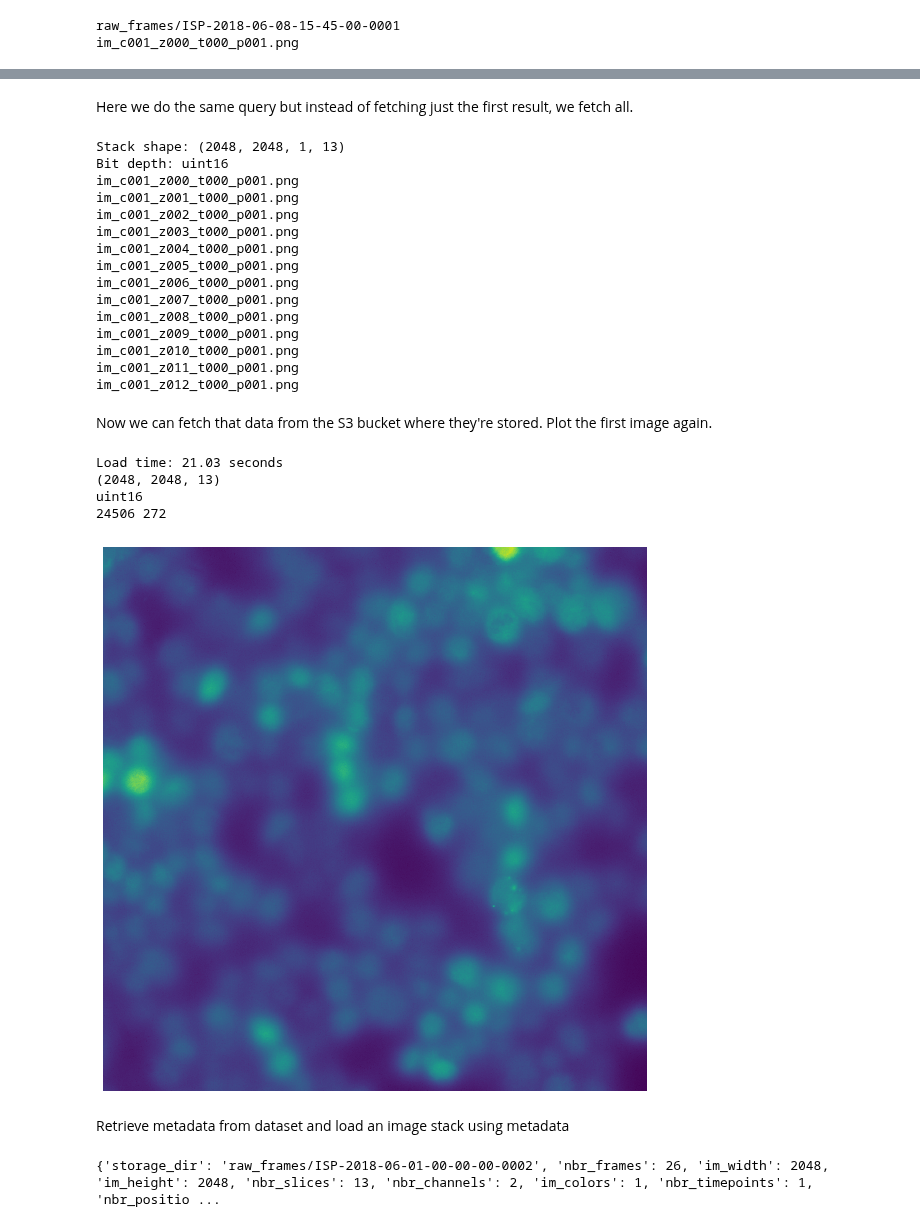
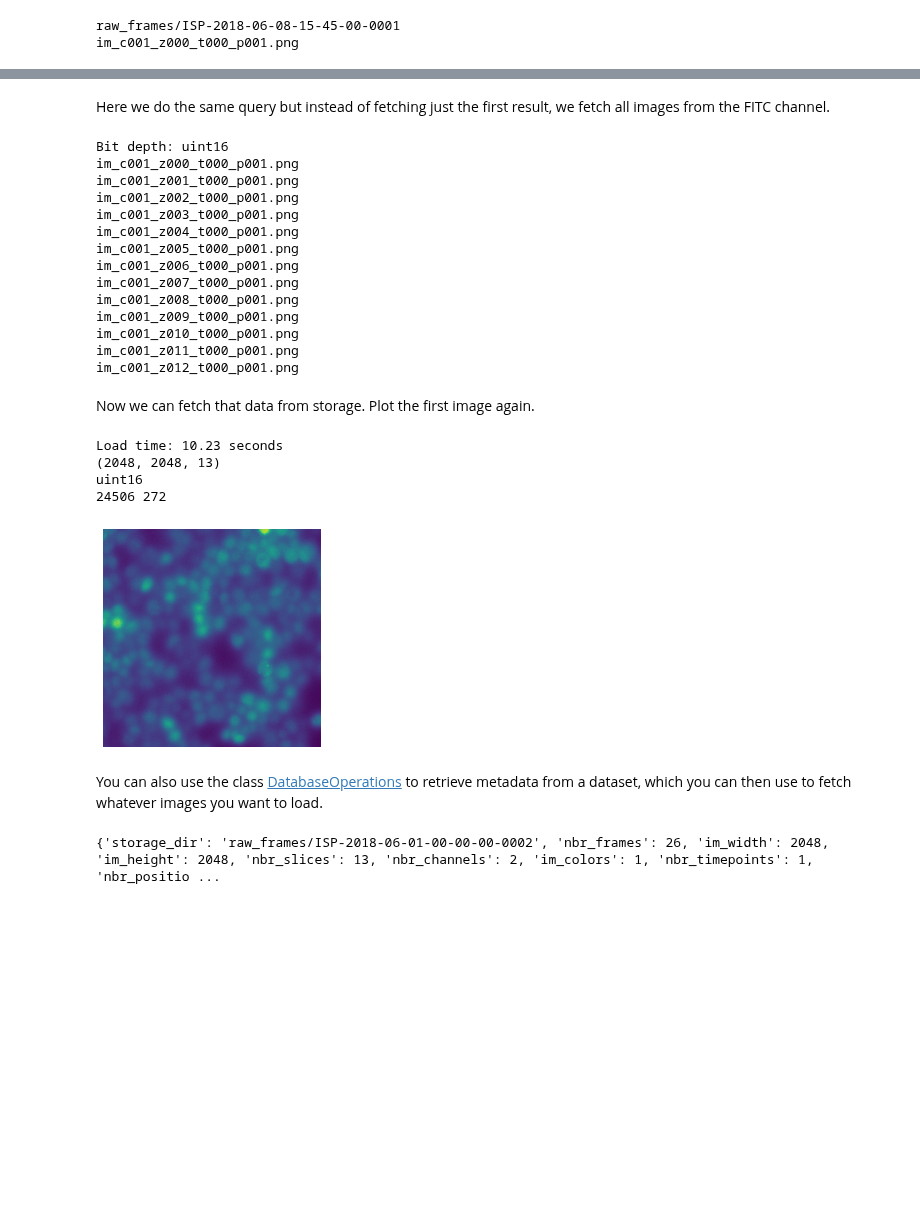
Before and after one commit to jennyfolkesson/imagingDB, a Jupyter notebook: notebooks/database_queries.ipynb, the cells around one changed output, grey strips where cells are left out. Drawn from its saved outputs; the diff is of its cells as text; code cells hidden in the pictures; blank space fills up the shorter version.

```diff
--- a/notebooks/database_queries.ipynb
+++ b/notebooks/database_queries.ipynb
@@ -107,7 +102,7 @@ FramesGlobal contains global information for a particular file that has been spl
 # %%
 with db_ops.session_scope(credentials_str) as session:
     frames = session.query(db_ops.FramesGlobal)
-    for f in frames[:5]:
+    for f in frames[2:5]:
         print("Number of frames:", f.nbr_frames)
         print("Image width:", f.im_width)
         print("Image height:", f.im_height)
@@ -146,8 +141,8 @@ This table has a many to one mapping with *FramesGlobal*.
 # %%
-# print first 5 frames
+# print first 3 frames
 with db_ops.session_scope(credentials_str) as session:
     frame_info = session.query(db_ops.Frames)
-    for i in frame_info[0:5]:
+    for i in frame_info[0:3]:
         print(i.id)
         print("Channel index:", i.channel_idx)
         print("Slice (z) index:", i.slice_idx)
@@ -156,8 +151,8 @@ with db_ops.session_scope(credentials_str) as session:
         print("Channel name:", i.channel_name)
         print("File name:", i.file_name)
         # Since Frames has a many to one mapping to FramesGlobal, we can easily retrieve info from there
-        print("Total number of frames in file:", i.frames_global.nbr_frames)
-        # FramesGlobal in turn has a one to one mapping to Project, so from a Slice we can get project info:
+        print("Total number of frames in dataset:", i.frames_global.nbr_frames)
+        # FramesGlobal in turn has a one to one mapping to DataSet, so from a Frame we can also access DataSet info:
         print("Project ID:", i.frames_global.data_set.dataset_serial)
         print("Sha256:", i.sha256)
         print("------------------------------------")
@@ -186,13 +181,7 @@ Find all data sets which have been split into frames.
 with db_ops.session_scope(credentials_str) as session:
     datasets = session.query(db_ops.DataSet).filter(db_ops.DataSet.frames == True).all()
     print("Nbr datasets split into frames:", len(datasets))
-    # Print first 5
-    for d in datasets[:5]:
-        print(d.id)
-        print(d.dataset_serial)
-        print("Description:", d.description)
-        print("Is it split into frames:", d.frames)
-        print("Parent key:", d.parent_id)
-        print("--------")
+    datasets = session.query(db_ops.DataSet).filter(db_ops.DataSet.frames == False).all()
+    print("Nbr datasets kept as files:", len(datasets))
 # %% [output]
 Nbr datasets split into frames: 8949
@@ -305,6 +278,6 @@ Load time: 0.21 seconds
 [figure]
 # %% [markdown]
-Here we do the same query but instead of fetching just the first result, we fetch all.
+Here we do the same query but instead of fetching just the first result, we fetch all images from the FITC channel.
 # %%
 file_names = []
 with db_ops.session_scope(credentials_str) as session:
@@ -316,20 +289,12 @@ with db_ops.session_scope(credentials_str) as session:
         .order_by(db_ops.Frames.file_name) \
         .all()
 
-    stack_shape = (
-        all_frames[0].frames_global.im_width,
-        all_frames[0].frames_global.im_height,
-        all_frames[0].frames_global.im_colors,
-        len(all_frames),
-    )
-    print("Stack shape:", stack_shape)
     bit_depth = all_frames[0].frames_global.bit_depth
     print("Bit depth:", bit_depth)
     for f in all_frames:
         file_names.append(f.file_name)
         print(f.file_name)
 # %% [output]
-Stack shape: (2048, 2048, 1, 13)
 Bit depth: uint16
 im_c001_z000_t000_p001.png
 im_c001_z001_t000_p001.png
@@ -345,32 +310,30 @@ im_c001_z010_t000_p001.png
 im_c001_z011_t000_p001.png
 im_c001_z012_t000_p001.png
 # %% [markdown]
-Now we can fetch that data from the S3 bucket where they're stored. Plot the first image again.
+Now we can fetch that data from storage. Plot the first image again.
 # %%
+data_loader = local_storage.LocalStorage(storage_dir=storage_dir)
 t0 = time.time()
-im_stack = data_loader.get_stack(file_names, stack_shape, bit_depth)
+im_stack = data_loader.get_stack(file_names)
 t1 = time.time() - t0
 print("Load time: {:.2f} seconds".format(t1))
-# Get rid of singleton dimensions in case of grayscale images
-im_stack = np.squeeze(im_stack)
 
 print(im_stack.shape)
 print(im_stack.dtype)
 print(im_stack.max(), im_stack.min())
 
-
 plt.imshow(im_stack[..., 0])
 plt.rcParams['figure.figsize'] = [10, 10]
 plt.axis('off')
 plt.show()
 # %% [output]
-Load time: 21.03 seconds
+Load time: 10.23 seconds
 (2048, 2048, 13)
 uint16
 24506 272
-[figure, old version]
+[figure, new version]
-# %% [markdown]
-Retrieve metadata from dataset and load an image stack using metadata
+# %% [markdown]
+You can also use the class [DatabaseOperations](https://github.com/czbiohub/imagingDB/blob/master/imaging_db/database/db_operations.py) to retrieve metadata from a dataset, which you can then use to fetch whatever images you want to load.
 # %%
 db_inst = db_ops.DatabaseOperations(
     dataset_serial="ISP-2018-06-01-00-00-00-0002",
```
Also changed, not shown: parts of 27 cells of this notebook, 6 other files.
